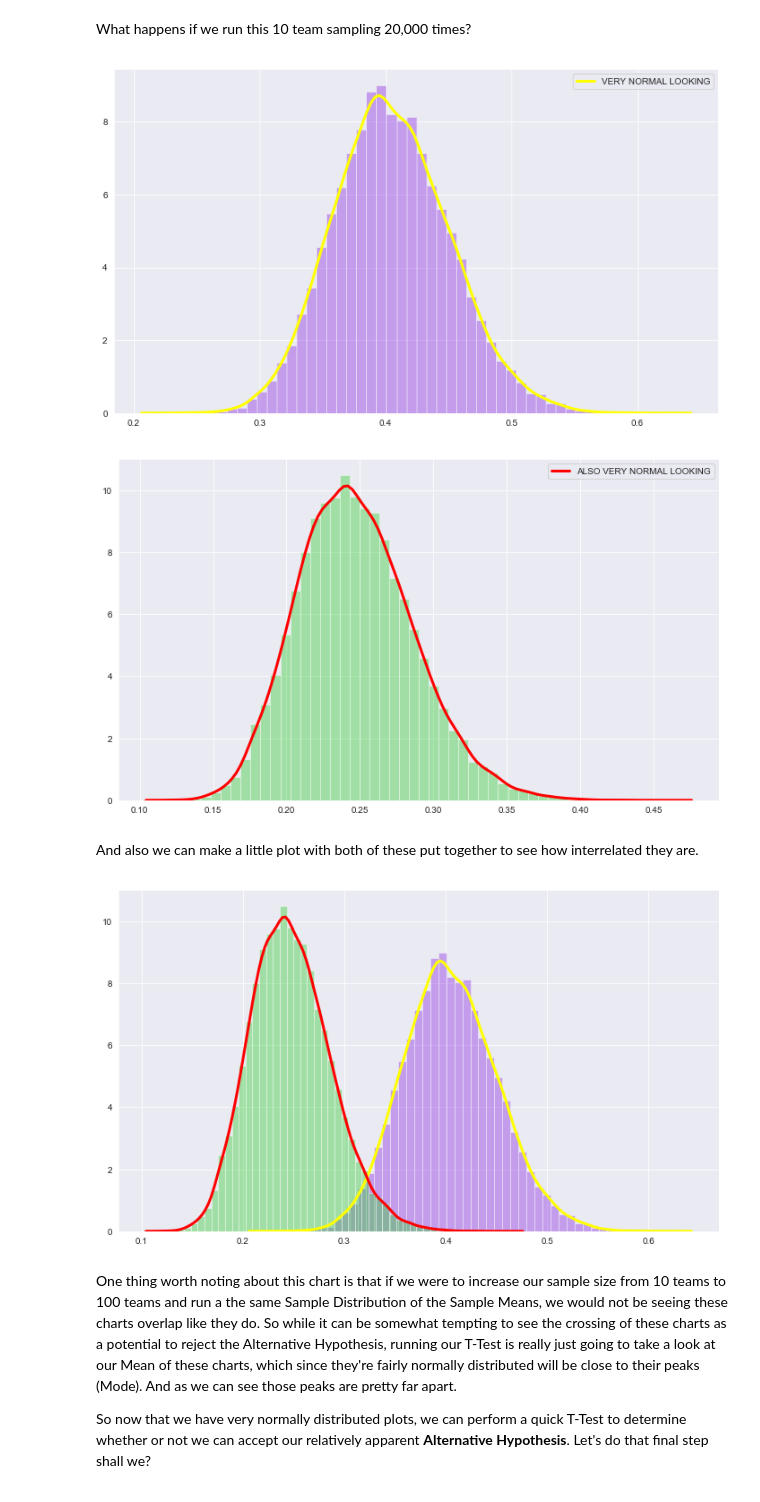
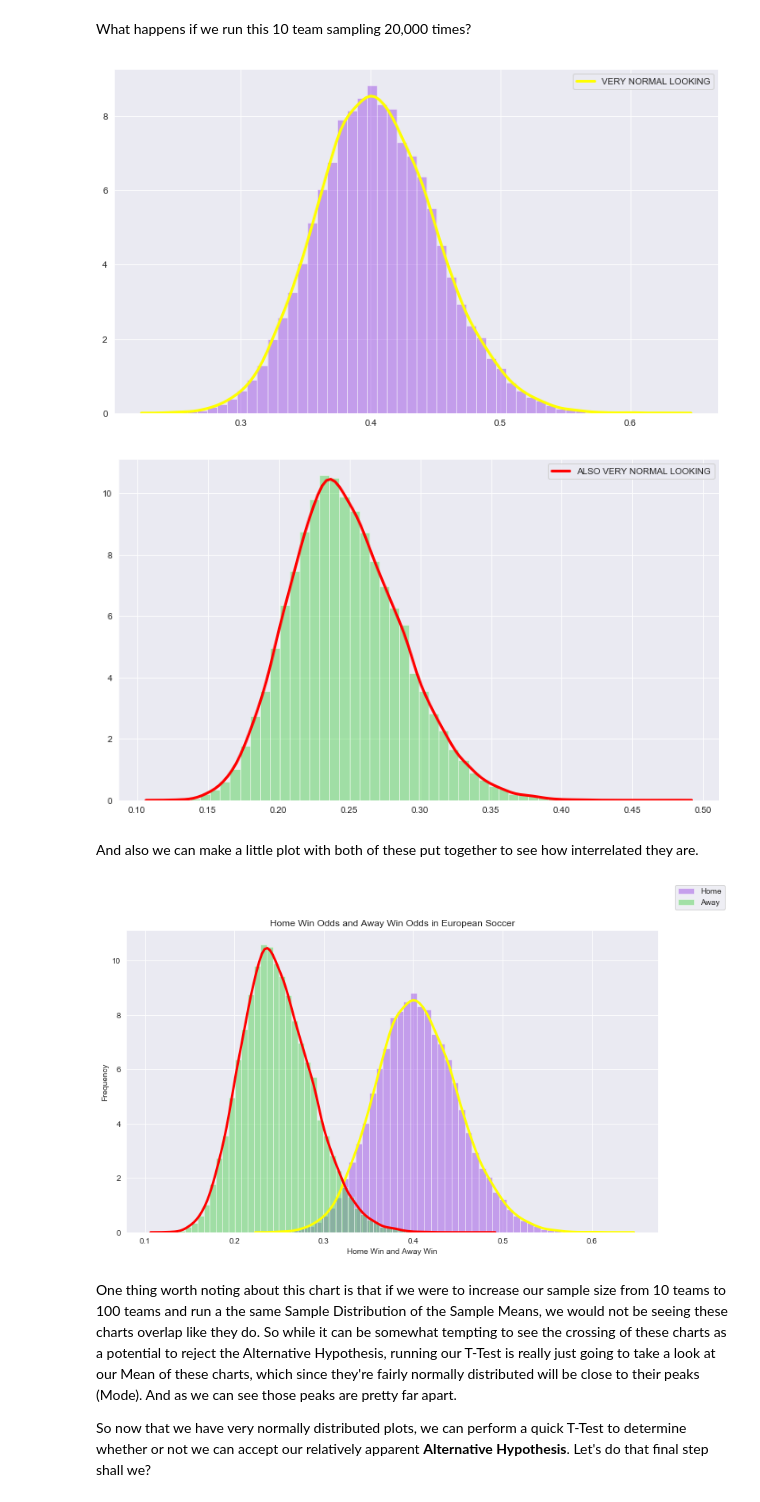
Before and after one commit to dmart49/Mod_03_Project, a Jupyter notebook: ZachQuestion1Hypothesis.ipynb, the cells around one changed output. Saved outputs shown, nothing was run; the diff lists cells and outputs as text; code cells hidden in the pictures.

Commit message:
Updated Visualizaiton with titles

```diff
--- a/ZachQuestion1Hypothesis.ipynb
+++ b/ZachQuestion1Hypothesis.ipynb
@@ -29,7 +29,7 @@ Team_Attributes | 1458 | 25 | d, team_fifa_api_id, team_api_id, date, buildUpPla
 <b>Importing Libraries</b>
 # %%
 import sqlite3
-conn = sqlite3.connect('zdata.sqlite')
+conn = sqlite3.connect('database.sqlite')
 c = conn.cursor()
 
 import pandas as pd
@@ -281,7 +281,7 @@ sns.distplot(ZMeanHome, bins= 50, kde=True,
 kde_kws={"color": 'yellow', 'lw': '3', 'label': 'VERY NORMAL LOOKING'},  color="blueviolet")
 plt.show()
 # %% [output]
-[figure, old version]
+[figure, new version]
 # %%
 ZMeanAway = [one_sample_mean(ZachAway['Odds of Winning Away Games']) for i in range(20000)]
 rcParams['figure.figsize'] = 12,7
@@ -289,19 +289,23 @@ sns.distplot(ZMeanAway, bins= 50, kde=True,
 kde_kws={"color": 'r', 'lw': '3', 'label': 'ALSO VERY NORMAL LOOKING'}, color='limegreen')
 plt.show()
 # %% [output]
-[figure, old version]
+[figure, new version]
 # %% [markdown]
 And also we can make a little plot with both of these put together to see how interrelated they are.
 # %%
 rcParams['figure.figsize'] = 12,7
 fig, ax = plt.subplots()
 sns.distplot(ZMeanHome, ax=ax, bins= 50, kde=True,
 kde_kws={"color": 'yellow', 'lw': '3'},  color="blueviolet")
 sns.distplot(ZMeanAway, ax=ax, bins= 50, kde=True,
 kde_kws={"color": 'r', 'lw': '3'}, color='limegreen')
+fig.legend(labels  = ['Home', 'Away'])
+plt.xlabel('Home Win and Away Win')
+plt.ylabel('Frequency')
+plt.title('Home Win Odds and Away Win Odds in European Soccer')
 plt.show()
 # %% [output]
-[figure, old version]
+[figure, new version]
 # %% [markdown]
 One thing worth noting about this chart is that if we were to increase our sample size from 10
 teams to 100 teams and run a the same Sample Distribution of the Sample Means, we would not be
```
Also changed, not shown: parts of 1 cell of this notebook.
